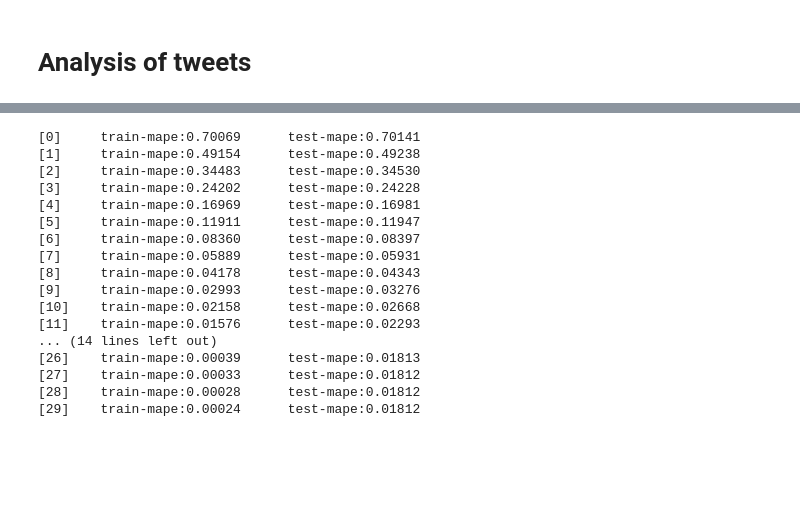
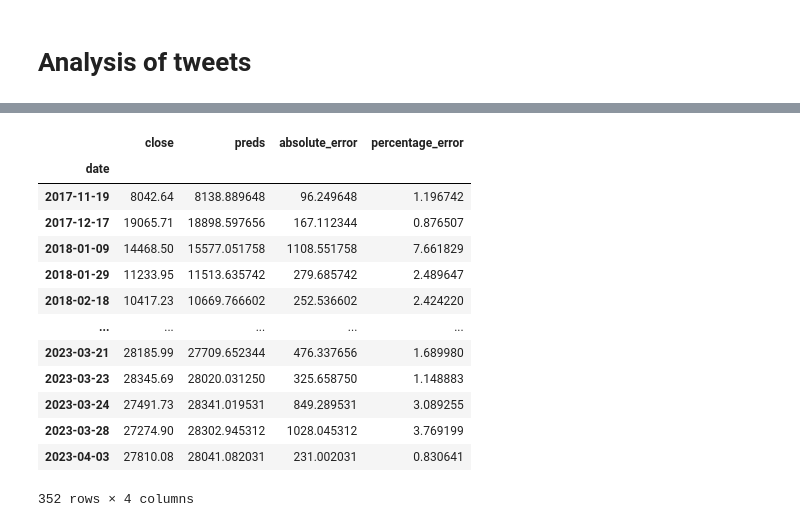
Before and after one commit to Mierva/ElonsCryptoEffect, a Jupyter notebook: main.ipynb, the cells around one changed output, grey strips where cells are left out. Cells and saved outputs as stored; diff of their text form; code cells hidden in the pictures; blank space fills up the shorter version.

```diff
--- a/main.ipynb
+++ b/main.ipynb
@@ -169,40 +100,41 @@ dtype: float64
+# %%
+test = X_test.copy()
+
+test['preds'] = reg.predict(X_test)
+df = pd.DataFrame(y).merge(test[['preds']], how='inner', left_index=True, right_index=True)
+df['absolute_error'] = abs(df['close'] - df['preds'])
+df['percentage_error'] = abs(df['close'] - df['preds'])/df['close']*100
+df
+# %% [output]
+|  | close | preds | absolute_error | percentage_error |
+| date |  |  |  |  |
+| 2017-11-19 | 8042.64 | 8138.889648 | 96.249648 | 1.196742 |
+| 2017-12-17 | 19065.71 | 18898.597656 | 167.112344 | 0.876507 |
+| 2018-01-09 | 14468.50 | 15577.051758 | 1108.551758 | 7.661829 |
+| 2018-01-29 | 11233.95 | 11513.635742 | 279.685742 | 2.489647 |
+| 2018-02-18 | 10417.23 | 10669.766602 | 252.536602 | 2.424220 |
+| ... | ... | ... | ... | ... |
+| 2023-03-21 | 28185.99 | 27709.652344 | 476.337656 | 1.689980 |
+| 2023-03-23 | 28345.69 | 28020.031250 | 325.658750 | 1.148883 |
+| 2023-03-24 | 27491.73 | 28341.019531 | 849.289531 | 3.089255 |
+| 2023-03-28 | 27274.90 | 28302.945312 | 1028.045312 | 3.769199 |
+| 2023-04-03 | 27810.08 | 28041.082031 | 231.002031 | 0.830641 |
+352 rows × 4 columns
 # %%
-import xgboost as xgb
-from sklearn.model_selection import train_test_split
+# X = topics_btc.drop(['close'], axis=1)
+# y = topics_btc['close']
 
+# X_train, X_test, y_train, y_test = train_test_split(X, y, train_size=0.8)
 
-X = topics_btc.drop(['close'], axis=1)
-y = topics_btc['close']
+# dtrain = xgb.DMatrix(X_train, label=y_train)
+# dtest  = xgb.DMatrix(X_test, label=y_test)
 
-train, test, labels_train, labels_test = train_test_split(X, y, train_size=0.8)
+# param = {'max_depth': 12, 'objective': 'reg:squarederror'}
+# param['nthread'] = 8
+# param['eval_metric'] = 'mape'
+# #param['eval_metric'] = 'auc'
+# evallist = [(dtrain, 'train'), (dtest, 'test')]
 
-dtrain = xgb.DMatrix(train, label=labels_train)
-dtest  = xgb.DMatrix(test, label=labels_test)
-
-param = {'max_depth': 12, 'objective': 'reg:squarederror'}
-param['nthread'] = 8
-param['eval_metric'] = 'mape'
-#param['eval_metric'] = 'auc'
-evallist = [(dtrain, 'train'), (dtest, 'test')]
-
-num_round = 30
-bst = xgb.train(param, dtrain, num_round, evals=evallist)
+# num_round = 30
+# bst = xgb.train(param, dtrain, num_round, evals=evallist)
-# %% [output]
-[0]     train-mape:0.70069      test-mape:0.70141
-[1]     train-mape:0.49154      test-mape:0.49238
-[2]     train-mape:0.34483      test-mape:0.34530
-[3]     train-mape:0.24202      test-mape:0.24228
-[4]     train-mape:0.16969      test-mape:0.16981
-[5]     train-mape:0.11911      test-mape:0.11947
-[6]     train-mape:0.08360      test-mape:0.08397
-[7]     train-mape:0.05889      test-mape:0.05931
-[8]     train-mape:0.04178      test-mape:0.04343
-[9]     train-mape:0.02993      test-mape:0.03276
-[10]    train-mape:0.02158      test-mape:0.02668
-[11]    train-mape:0.01576      test-mape:0.02293
-... (14 lines left out)
-[26]    train-mape:0.00039      test-mape:0.01813
-[27]    train-mape:0.00033      test-mape:0.01812
-[28]    train-mape:0.00028      test-mape:0.01812
-[29]    train-mape:0.00024      test-mape:0.01812
 # %%
```
Also changed, not shown: parts of 17 cells of this notebook, 6 other files.
